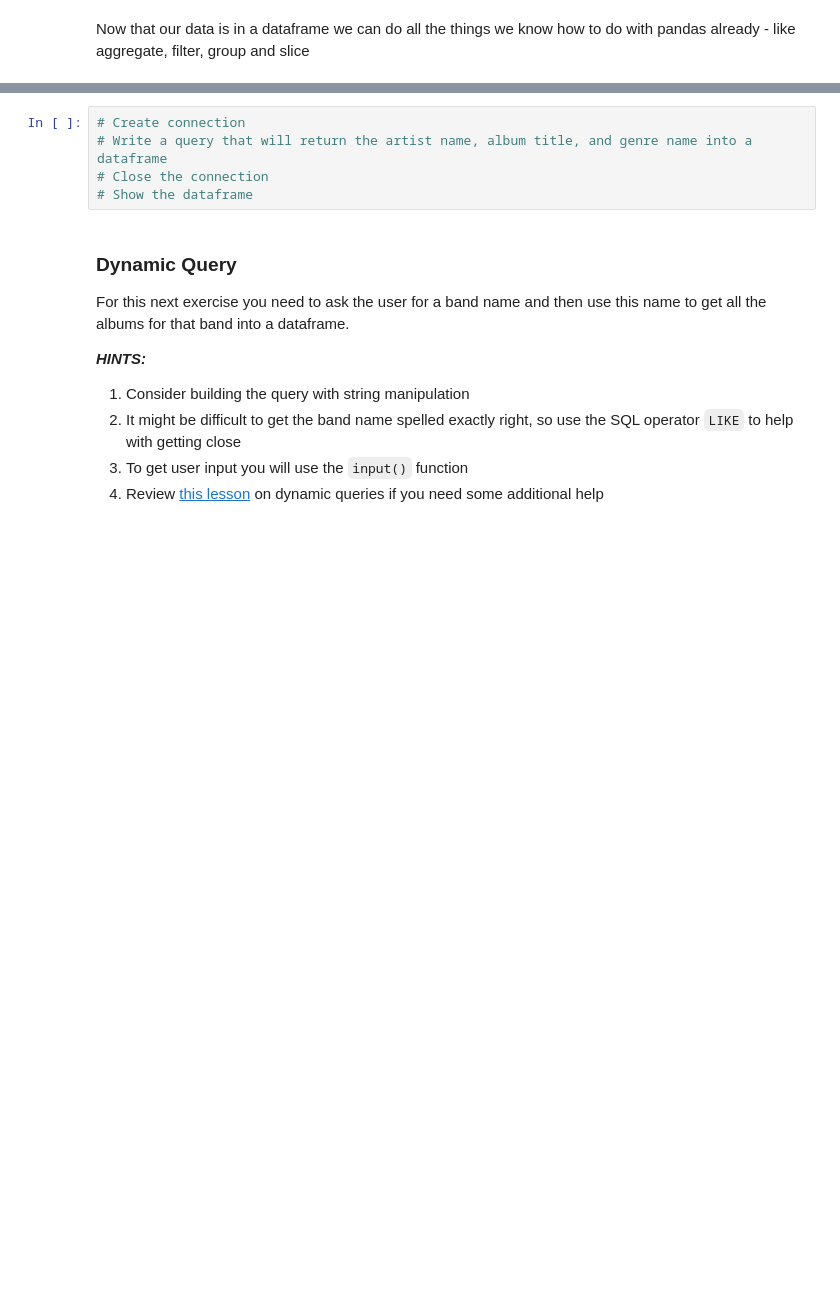
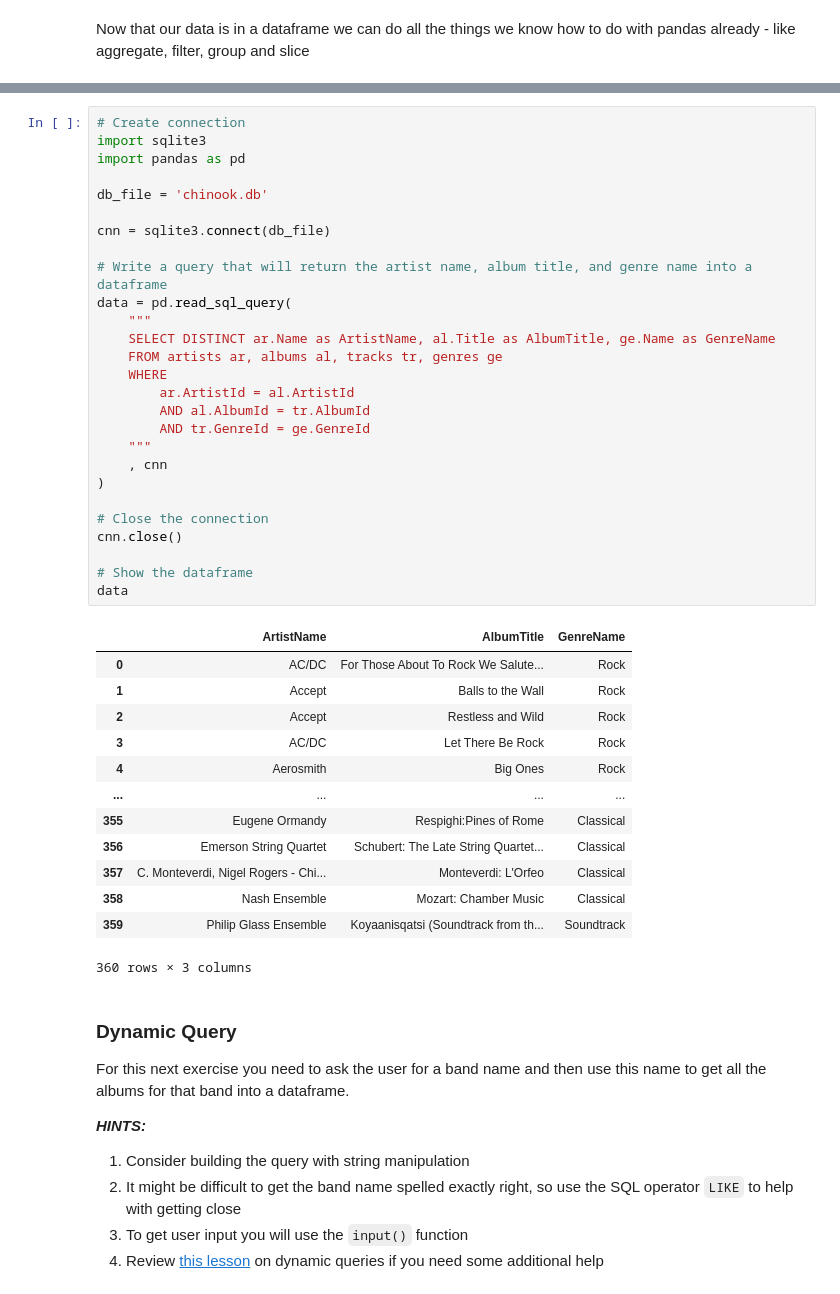
Before and after one commit to CarsonLeavitt/ISYS5713, a Jupyter notebook: assignments/MY Ind Assignment 3 - Querying Data.ipynb, the cells around one changed output, grey strips where cells are left out. Cells and saved outputs as stored; diff of their text form; blank space fills up the shorter version.

Commit message:
Part 2: Using Pandas to query data source.

```diff
--- a/assignments/MY Ind Assignment 3 - Querying Data.ipynb
+++ b/assignments/MY Ind Assignment 3 - Querying Data.ipynb
@@ -416,9 +432,45 @@ Now that you have seen how to connect to a database using pandas, we are going t
 Complete the following queries and show your results
 # %%
 # Create connection
+import sqlite3
+import pandas as pd
+
+db_file = 'chinook.db'
+
+cnn = sqlite3.connect(db_file)
+
 # Write a query that will return the artist name, album title, and genre name into a dataframe
+data = pd.read_sql_query(
+    """
+    SELECT DISTINCT ar.Name as ArtistName, al.Title as AlbumTitle, ge.Name as GenreName
+    FROM artists ar, albums al, tracks tr, genres ge
+    WHERE
+        ar.ArtistId = al.ArtistId
+        AND al.AlbumId = tr.AlbumId
+        AND tr.GenreId = ge.GenreId
+    """
+    , cnn
+)
+
 # Close the connection
+cnn.close()
+
 # Show the dataframe
+data
+# %% [output]
+|  | ArtistName | AlbumTitle | GenreName |
+| 0 | AC/DC | For Those About To Rock We Salute... | Rock |
+| 1 | Accept | Balls to the Wall | Rock |
+| 2 | Accept | Restless and Wild | Rock |
+| 3 | AC/DC | Let There Be Rock | Rock |
+| 4 | Aerosmith | Big Ones | Rock |
+| ... | ... | ... | ... |
+| 355 | Eugene Ormandy | Respighi:Pines of Rome | Classical |
+| 356 | Emerson String Quartet | Schubert: The Late String Quartet... | Classical |
+| 357 | C. Monteverdi, Nigel Rogers - Chi... | Monteverdi: L'Orfeo | Classical |
+| 358 | Nash Ensemble | Mozart: Chamber Music | Classical |
+| 359 | Philip Glass Ensemble | Koyaanisqatsi (Soundtrack from th... | Soundtrack |
+360 rows × 3 columns
 # %% [markdown]
 ### Dynamic Query
 For this next exercise you need to ask the user for a band name and then use this name to get all the albums for that band into a dataframe.
```
Also changed, not shown: parts of 2 cells of this notebook.
